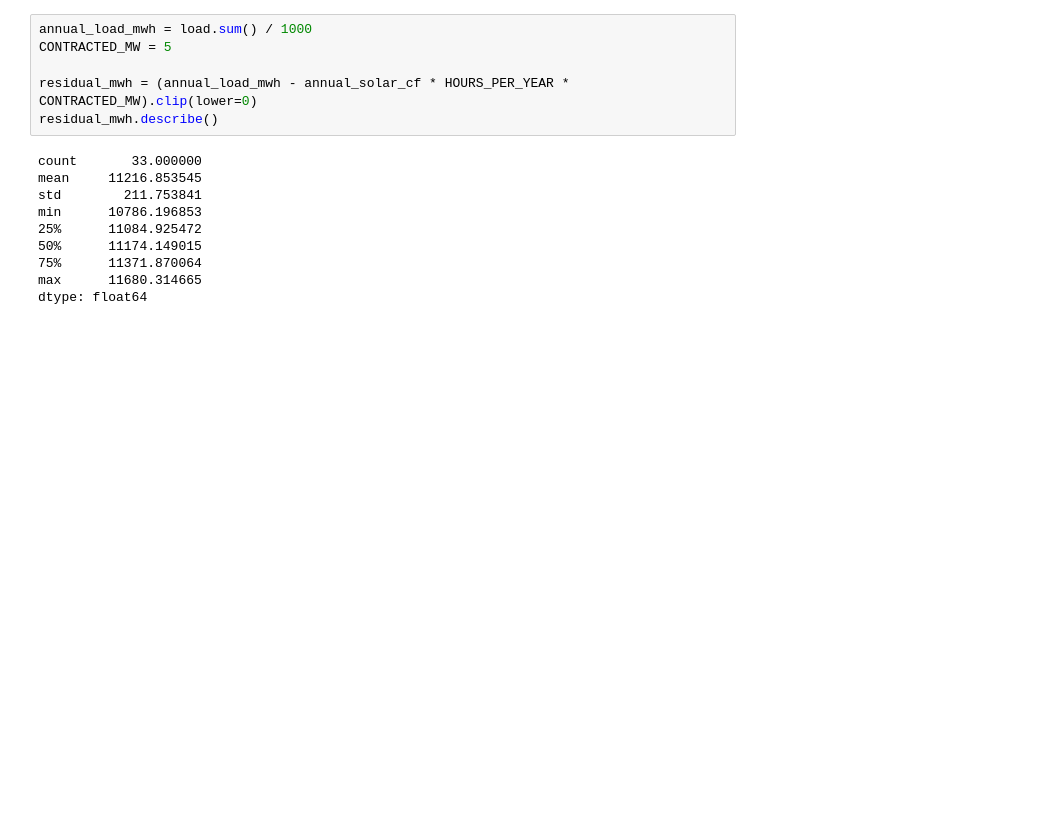
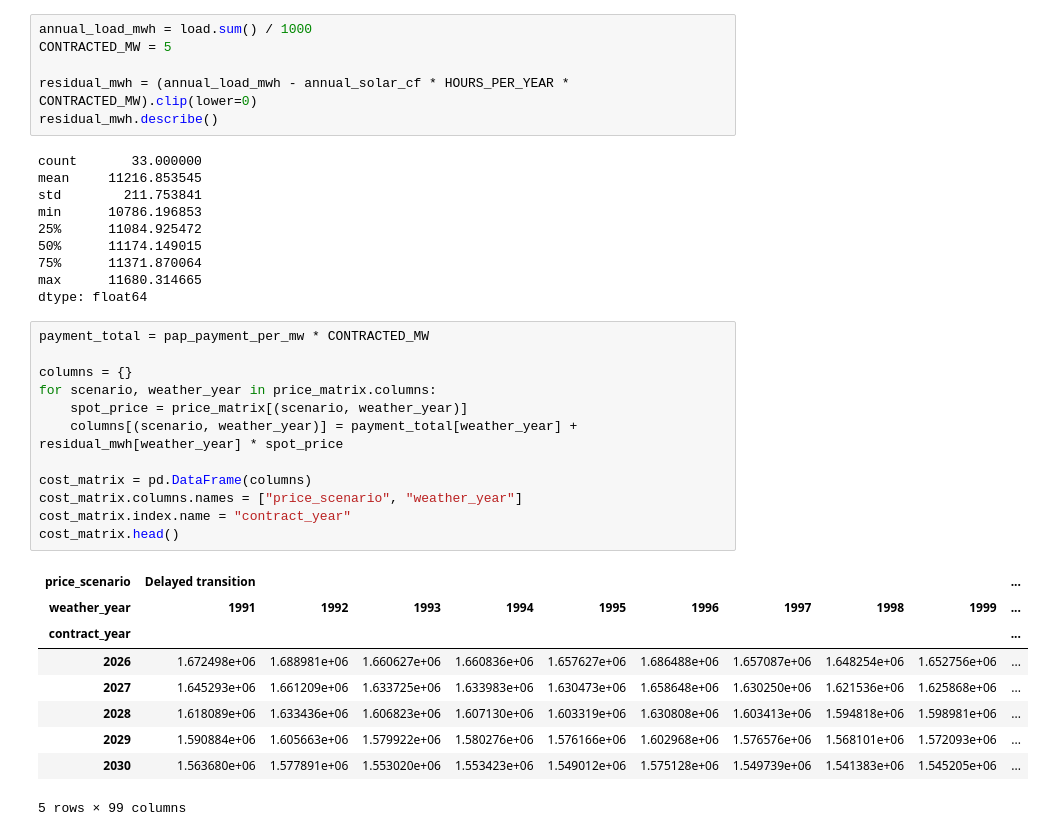
Before and after one commit to SristyKala1/ppa_selection_italy, a Jupyter notebook: notebooks/06_parametrization_setup.ipynb, the cells around one changed output. Drawn from its saved outputs; the diff is of its cells as text; blank space fills up the shorter version.

```diff
--- a/notebooks/06_parametrization_setup.ipynb
+++ b/notebooks/06_parametrization_setup.ipynb
@@ -83,3 +83,25 @@ min      10786.196853
 75%      11371.870064
 max      11680.314665
 dtype: float64
+# %%
+payment_total = pap_payment_per_mw * CONTRACTED_MW
+
+columns = {}
+for scenario, weather_year in price_matrix.columns:
+    spot_price = price_matrix[(scenario, weather_year)]
+    columns[(scenario, weather_year)] = payment_total[weather_year] + residual_mwh[weather_year] * spot_price
+
+cost_matrix = pd.DataFrame(columns)
+cost_matrix.columns.names = ["price_scenario", "weather_year"]
+cost_matrix.index.name = "contract_year"
+cost_matrix.head()
+# %% [output]
+| price_scenario | Delayed transition |  |  |  |  |  |  |  |  | ... |
+| weather_year | 1991 | 1992 | 1993 | 1994 | 1995 | 1996 | 1997 | 1998 | 1999 | ... |
+| contract_year |  |  |  |  |  |  |  |  |  | ... |
+| 2026 | 1.672498e+06 | 1.688981e+06 | 1.660627e+06 | 1.660836e+06 | 1.657627e+06 | 1.686488e+06 | 1.657087e+06 | 1.648254e+06 | 1.652756e+06 | ... |
+| 2027 | 1.645293e+06 | 1.661209e+06 | 1.633725e+06 | 1.633983e+06 | 1.630473e+06 | 1.658648e+06 | 1.630250e+06 | 1.621536e+06 | 1.625868e+06 | ... |
+| 2028 | 1.618089e+06 | 1.633436e+06 | 1.606823e+06 | 1.607130e+06 | 1.603319e+06 | 1.630808e+06 | 1.603413e+06 | 1.594818e+06 | 1.598981e+06 | ... |
+| 2029 | 1.590884e+06 | 1.605663e+06 | 1.579922e+06 | 1.580276e+06 | 1.576166e+06 | 1.602968e+06 | 1.576576e+06 | 1.568101e+06 | 1.572093e+06 | ... |
+| 2030 | 1.563680e+06 | 1.577891e+06 | 1.553020e+06 | 1.553423e+06 | 1.549012e+06 | 1.575128e+06 | 1.549739e+06 | 1.541383e+06 | 1.545205e+06 | ... |
+5 rows × 99 columns
```
Also changed, not shown: parts of 7 cells of this notebook, 3 other files.
